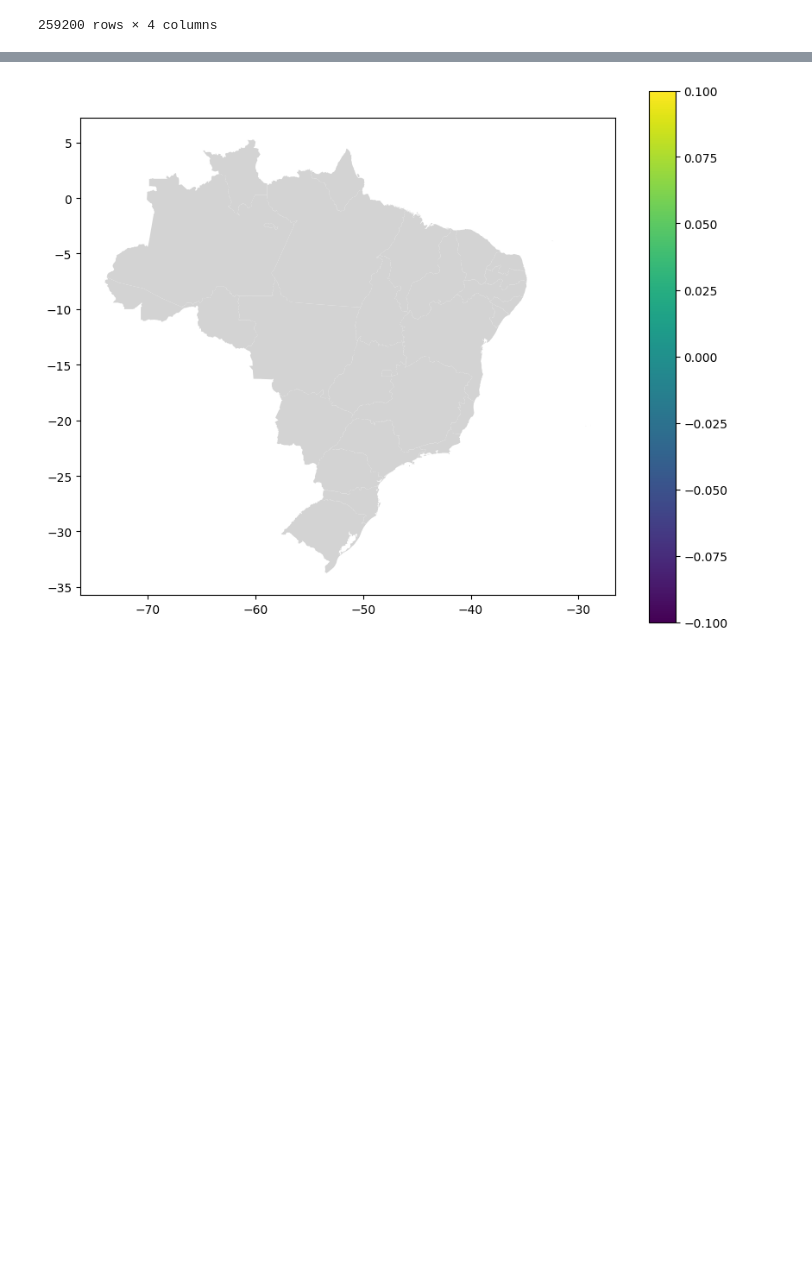
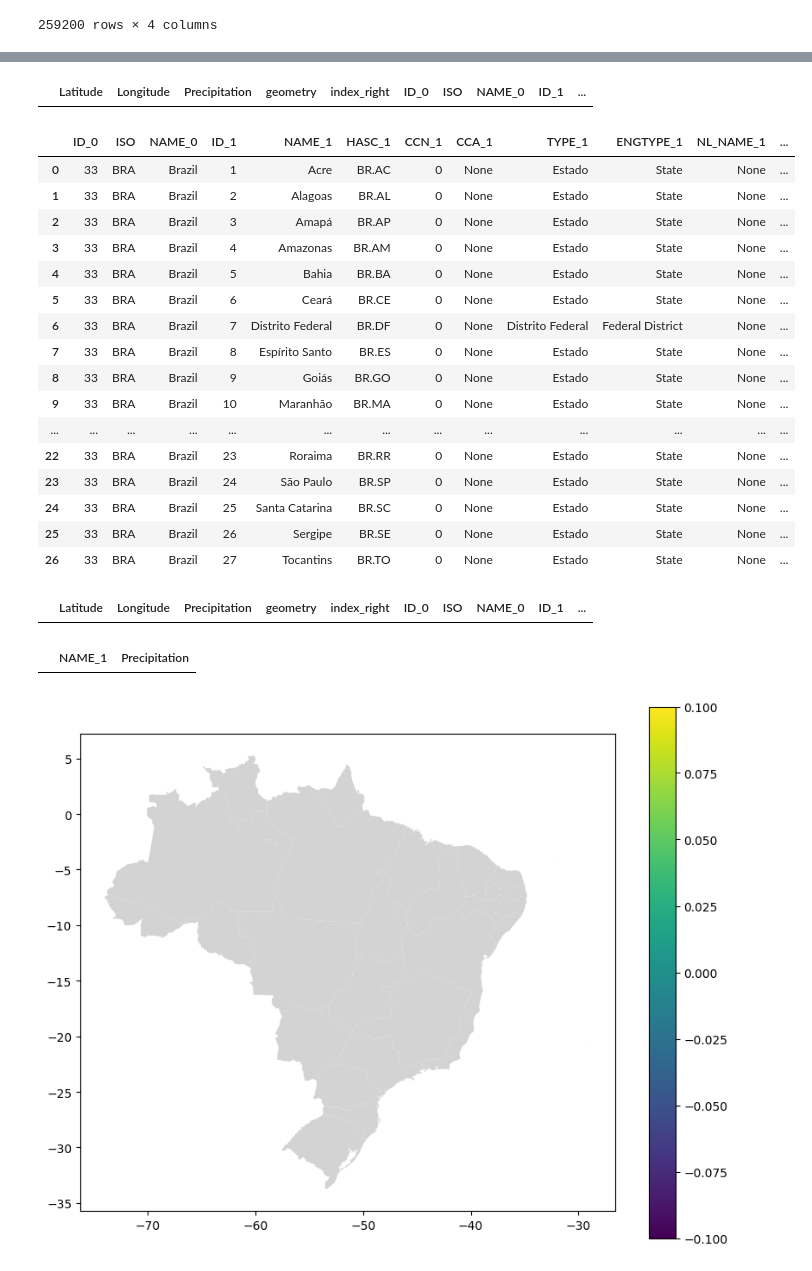
Before and after one commit to daivero/climate_analy, a Jupyter notebook: climate_tests_prec/pr.ipynb, the cells around one changed output, grey strips where cells are left out. Drawn from its saved outputs; the diff is of its cells as text; code cells hidden in the pictures; blank space fills up the shorter version.

```diff
--- a/climate_tests_prec/pr.ipynb
+++ b/climate_tests_prec/pr.ipynb
@@ -52,6 +278,38 @@ gdf_joined = gpd.sjoin(gdf_precip, gdf_brazil, how="inner", predicate='intersect
+# %%
+gdf_joined
+# %% [output]
+|  | Latitude | Longitude | Precipitation | geometry | index_right | ID_0 | ISO | NAME_0 | ID_1 | ... |
+# %%
+gdf_brazil
+# %% [output]
+|  | ID_0 | ISO | NAME_0 | ID_1 | NAME_1 | HASC_1 | CCN_1 | CCA_1 | TYPE_1 | ENGTYPE_1 | NL_NAME_1 | ... |
+| 0 | 33 | BRA | Brazil | 1 | Acre | BR.AC | 0 | None | Estado | State | None | ... |
+| 1 | 33 | BRA | Brazil | 2 | Alagoas | BR.AL | 0 | None | Estado | State | None | ... |
+| 2 | 33 | BRA | Brazil | 3 | Amapá | BR.AP | 0 | None | Estado | State | None | ... |
+| 3 | 33 | BRA | Brazil | 4 | Amazonas | BR.AM | 0 | None | Estado | State | None | ... |
+| 4 | 33 | BRA | Brazil | 5 | Bahia | BR.BA | 0 | None | Estado | State | None | ... |
+| 5 | 33 | BRA | Brazil | 6 | Ceará | BR.CE | 0 | None | Estado | State | None | ... |
+| 6 | 33 | BRA | Brazil | 7 | Distrito Federal | BR.DF | 0 | None | Distrito Federal | Federal District | None | ... |
+| 7 | 33 | BRA | Brazil | 8 | Espírito Santo | BR.ES | 0 | None | Estado | State | None | ... |
+| 8 | 33 | BRA | Brazil | 9 | Goiás | BR.GO | 0 | None | Estado | State | None | ... |
+| 9 | 33 | BRA | Brazil | 10 | Maranhão | BR.MA | 0 | None | Estado | State | None | ... |
+| ... | ... | ... | ... | ... | ... | ... | ... | ... | ... | ... | ... | ... |
+| 22 | 33 | BRA | Brazil | 23 | Roraima | BR.RR | 0 | None | Estado | State | None | ... |
+| 23 | 33 | BRA | Brazil | 24 | São Paulo | BR.SP | 0 | None | Estado | State | None | ... |
+| 24 | 33 | BRA | Brazil | 25 | Santa Catarina | BR.SC | 0 | None | Estado | State | None | ... |
+| 25 | 33 | BRA | Brazil | 26 | Sergipe | BR.SE | 0 | None | Estado | State | None | ... |
+| 26 | 33 | BRA | Brazil | 27 | Tocantins | BR.TO | 0 | None | Estado | State | None | ... |
+# %%
+gdf_joined
+# %% [output]
+|  | Latitude | Longitude | Precipitation | geometry | index_right | ID_0 | ISO | NAME_0 | ID_1 | ... |
 # %%
 # Replace 'NAME_1' with the actual name of the column containing state names in your shapefile
 precip_by_state = gdf_joined.groupby('NAME_1')['Precipitation'].mean().reset_index()
+# %%
+precip_by_state
+# %% [output]
+|  | NAME_1 | Precipitation |
 # %%
 # Merge the results back with the Brazil GeoDataFrame to get geometries for plotting
 gdf_brazil = gdf_brazil.merge(precip_by_state, left_on='NAME_1', right_on='NAME_1', how='left')
```
Also changed, not shown: parts of 19 cells of this notebook, 1 other file.
